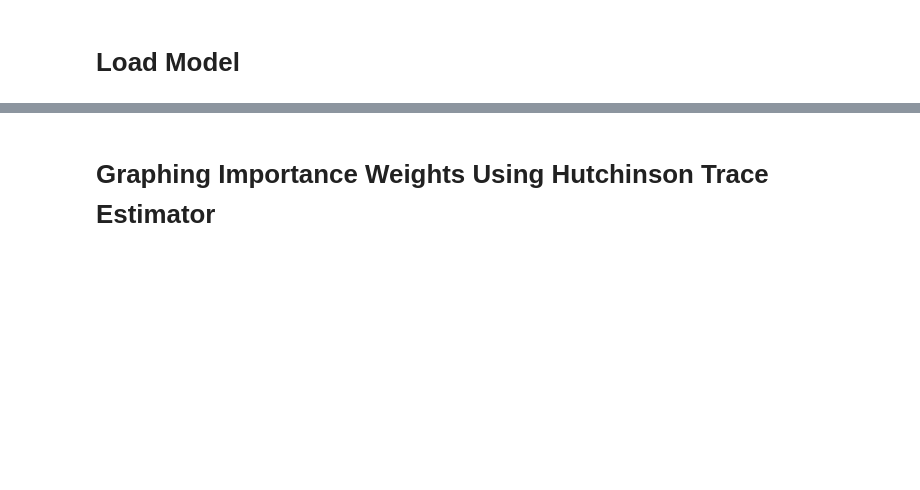
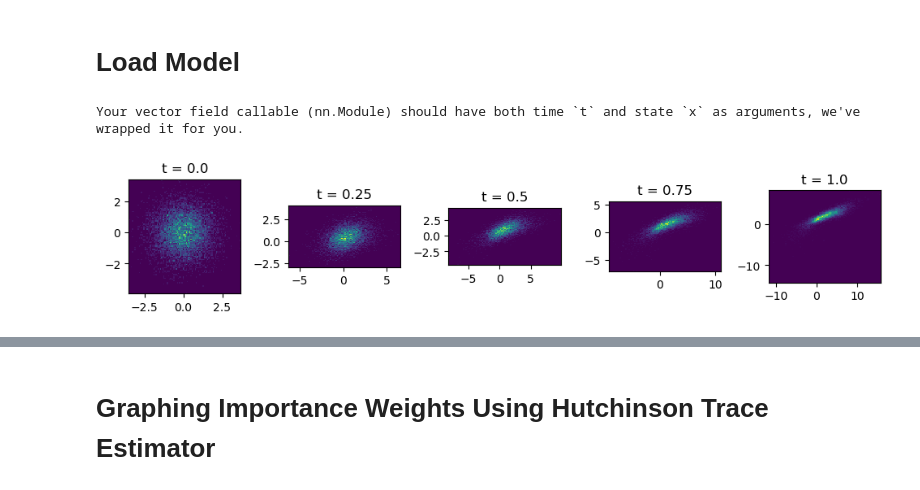
Before and after one commit to eje24/verlet-flows, a Jupyter notebook: notebooks/experiments.ipynb, the cells around one changed output, grey strips where cells are left out. Saved outputs shown, nothing was run; the diff lists cells and outputs as text; code cells hidden in the pictures; blank space fills up the shorter version.

```diff
--- a/notebooks/experiments.ipynb
+++ b/notebooks/experiments.ipynb
@@ -24,13 +28,15 @@ device = torch.device('cuda' if torch.cuda.is_available() else 'cpu')
 # %%
 # CNF-trained model
 # Verlet CNF
-# wrapper = AugmentedCNF.load_from_checkpoint('../workdir/verlet_cnf_weird_gaussian_test/epoch=17-val_loss=5.63.ckpt').export_to_wrapper()
+wrapper = AugmentedCNF.load_from_checkpoint('../workdir/verlet_cnf_weird_gaussian_test/epoch=17-val_loss=5.63.ckpt').export_to_wrapper()
 # wrapper = AugmentedCNF.load_from_checkpoint('../workdir/verlet_cnf_funnel_test/epoch=119-val_loss=5.78.ckpt').export_to_wrapper()
 # wrapper = AugmentedCNF.load_from_checkpoint('../workdir/verlet_cnf_bimodal_test/epoch=65-val_loss=4.82.ckpt').export_to_wrapper()
 # wrapper = AugmentedCNF.load_from_checkpoint('../workdir/verlet_cnf_trimodal_test/epoch=89-val_loss=5.71.ckpt').export_to_wrapper()
 # wrapper = AugmentedCNF.load_from_checkpoint('../workdir/verlet_cnf_pentamodal_test/epoch=59-val_loss=6.42.ckpt').export_to_wrapper()
 # Taylor-Verlet CNF
-wrapper = AugmentedCNF.load_from_checkpoint('../workdir/taylor_verlet_test0/epoch=20-val_loss=5.74.ckpt').export_to_wrapper()
+# wrapper = AugmentedCNF.load_from_checkpoint('../workdir/taylor_verlet_test0/epoch=20-val_loss=5.74.ckpt').export_to_wrapper()
+# wrapper = AugmentedCNF.load_from_checkpoint('../workdir/taylor_verlet_test3/epoch=26-val_loss=5.71.ckpt').export_to_wrapper()
+# wrapper = AugmentedCNF.load_from_checkpoint('../workdir/ord2_verlet_weird_gaussian_cnf4/epoch=23-val_loss=5.79.ckpt').export_to_wrapper()
 # Non-Verlet CNF
 # wrapper = AugmentedCNF.load_from_checkpoint('../workdir/nonverlet_cnf_pentamodal_test/epoch=41-val_loss=5.80.ckpt').export_to_wrapper()
 # wrapper = AugmentedCNF.load_from_checkpoint('../workdir/verlet_cnf_trimodal_test/epoch=89-val_loss=5.71.ckpt').export_to_wrapper()
@@ -39,3 +45,9 @@ wrapper = AugmentedCNF.load_from_checkpoint('../workdir/taylor_verlet_test0/epoc
 # wrapper = AugmentedCNF.load_from_checkpoint('../workdir/verlet_cnf_weird_gaussian1/epoch=50-val_loss=5.70.ckpt').export_to_wrapper()
 # Flow-matching-trained model
 # wrapper = FlowMatching.load_from_checkpoint('../workdir/grad_nonverlet_flowmatching_trimodal0/epoch=23-val_loss=0.41.ckpt').export_to_wrapper()
+# %% [output]
+Your vector field callable (nn.Module) should have both time `t` and state `x` as arguments, we've wrapped it for you.
+# %%
+wrapper.graph_forward_marginals(n_samples=10000, n_marginals=5, n_integrator_steps=60, integrator='verlet')
+# %% [output]
+[figure, added]
```
Also changed, not shown: parts of 6 cells of this notebook, 5 other files.
